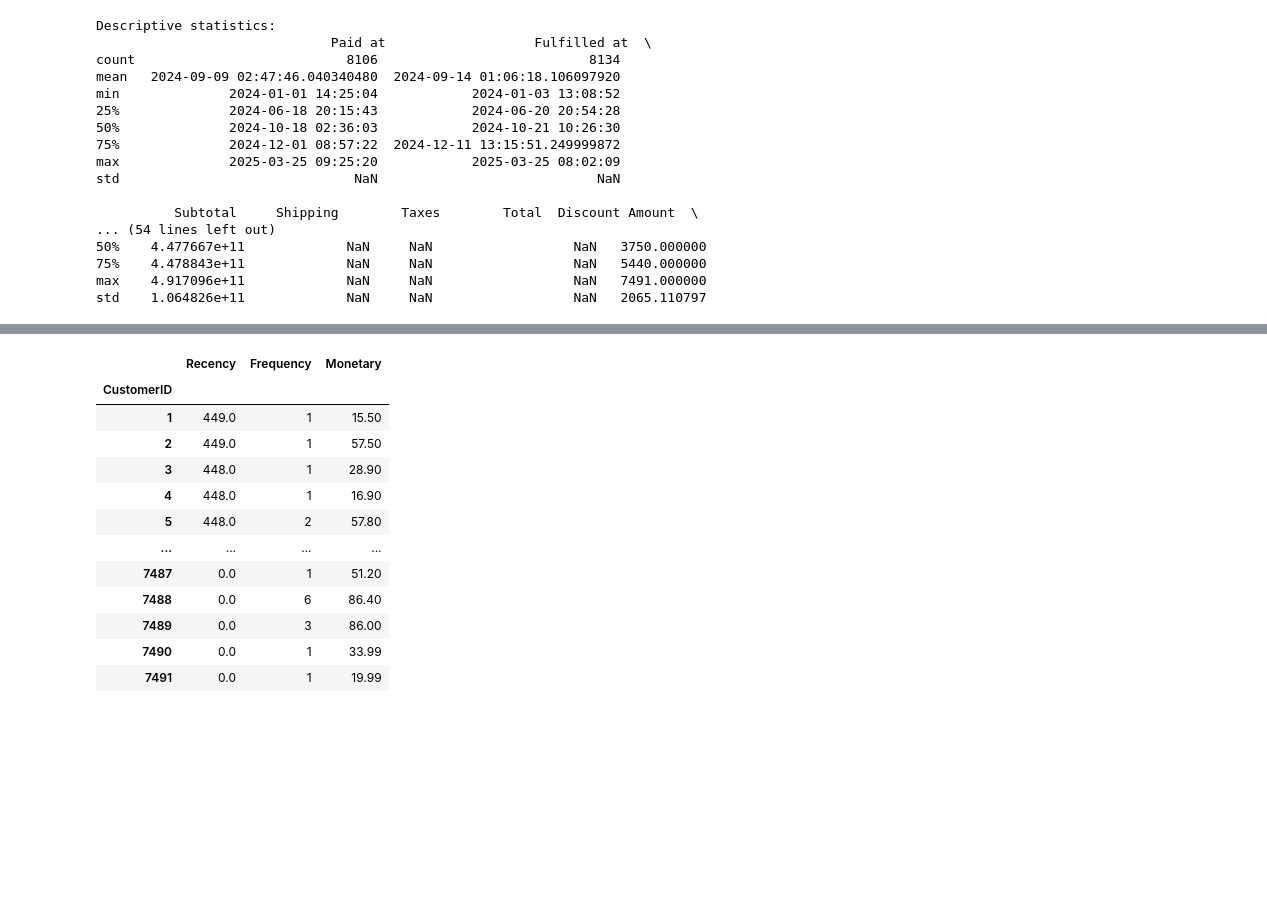
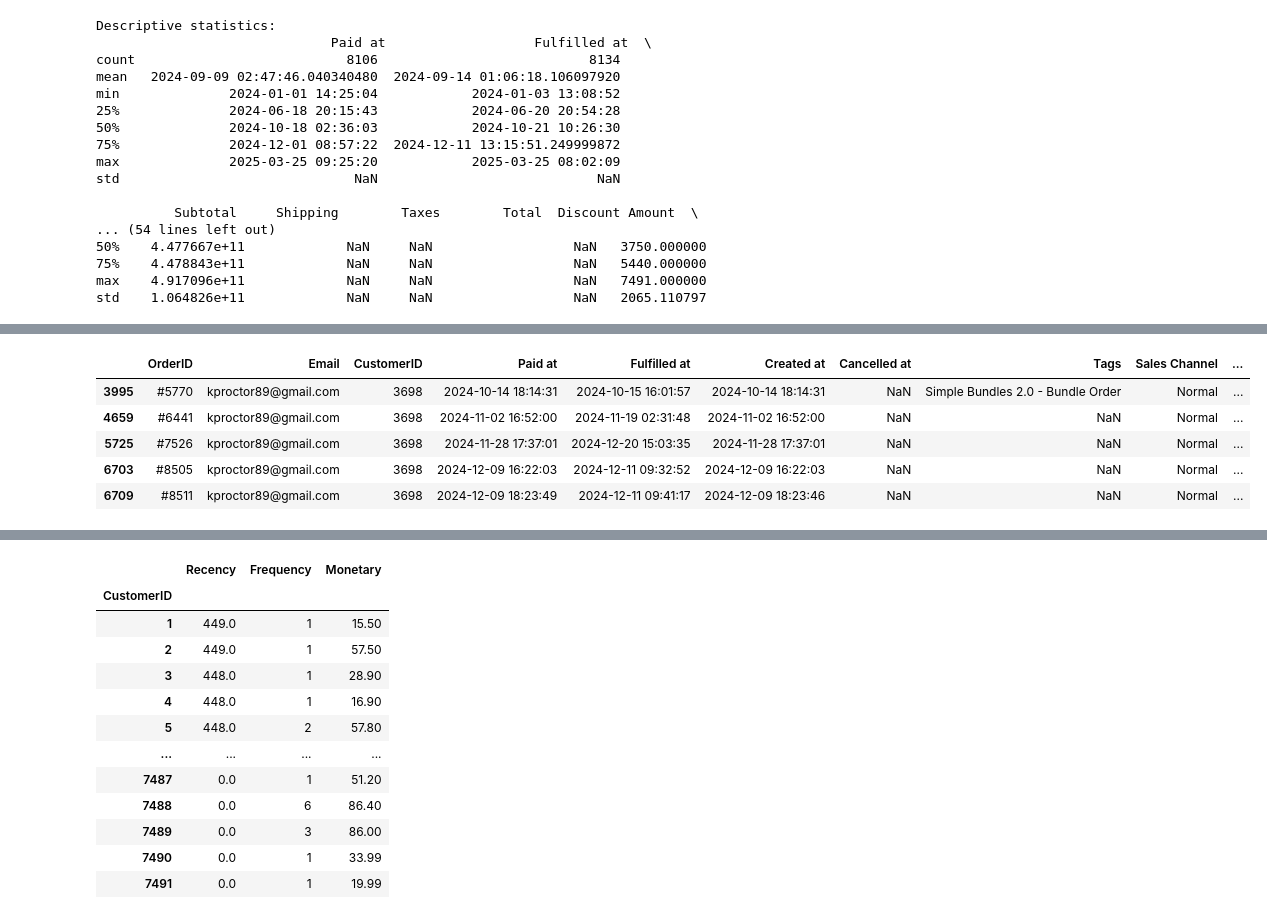
Before and after one commit to lamkimsim/WickGuru, a Jupyter notebook: Customer_Segmentation_Analysis.ipynb, the cells around one changed output, grey strips where cells are left out. Saved outputs shown, nothing was run; the diff lists cells and outputs as text; code cells hidden in the pictures; blank space fills up the shorter version.

```diff
--- a/Customer_Segmentation_Analysis.ipynb
+++ b/Customer_Segmentation_Analysis.ipynb
@@ -274,0 +215,22 @@ std    1.064826e+11             NaN     NaN                  NaN   2065.110797
+# %%
+# Aggregate the data to per order level
+# 1 orderID now corresponds to 1 row, sometimes it has multiple products under Lineitem quantity
+# E.g. OrderID ##9936
+agg_orders = df.groupby('OrderID').agg({'Email': 'max',
+                           'CustomerID': 'max',
+                           'Paid at': 'max',
+                            'Fulfilled at': 'max',
+                            'Created at': 'max',
+                            'Cancelled at': 'max',
+                            'Tags': 'max',
+                            'Sales Channel': 'max',
+                            'Bundle': 'max',
+                            'Financial Status': 'max',
+                            'Fulfillment Status': 'max',
+                            'Lineitem quantity': 'sum',
+                            'Discount Amount': 'mean',
+                            'Total': 'mean',
+                                        }).reset_index()
+
+print("Total products count: ", agg_orders['Lineitem quantity'].sum())
+print("Total orders count: ", agg_orders['OrderID'].shape[0])
@@ -274,0 +282,9 @@ std    1.064826e+11             NaN     NaN                  NaN   2065.110797
+# %%
+agg_orders[agg_orders['CustomerID'] == 3698]
+# %% [output]
+|  | OrderID | Email | CustomerID | Paid at | Fulfilled at | Created at | Cancelled at | Tags | Sales Channel | ... |
+| 3995 | #5770 | kproctor89@gmail.com | 3698 | 2024-10-14 18:14:31 | 2024-10-15 16:01:57 | 2024-10-14 18:14:31 | NaN | Simple Bundles 2.0 - Bundle Order | Normal | ... |
+| 4659 | #6441 | kproctor89@gmail.com | 3698 | 2024-11-02 16:52:00 | 2024-11-19 02:31:48 | 2024-11-02 16:52:00 | NaN | NaN | Normal | ... |
+| 5725 | #7526 | kproctor89@gmail.com | 3698 | 2024-11-28 17:37:01 | 2024-12-20 15:03:35 | 2024-11-28 17:37:01 | NaN | NaN | Normal | ... |
+| 6703 | #8505 | kproctor89@gmail.com | 3698 | 2024-12-09 16:22:03 | 2024-12-11 09:32:52 | 2024-12-09 16:22:03 | NaN | NaN | Normal | ... |
+| 6709 | #8511 | kproctor89@gmail.com | 3698 | 2024-12-09 18:23:49 | 2024-12-11 09:41:17 | 2024-12-09 18:23:46 | NaN | NaN | Normal | ... |
```
Also changed, not shown: parts of 24 cells of this notebook.
